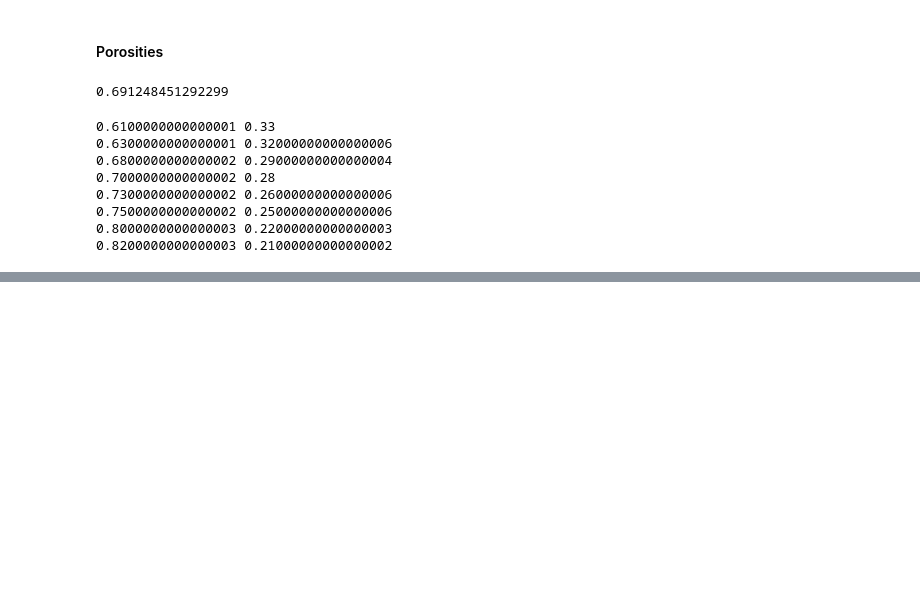
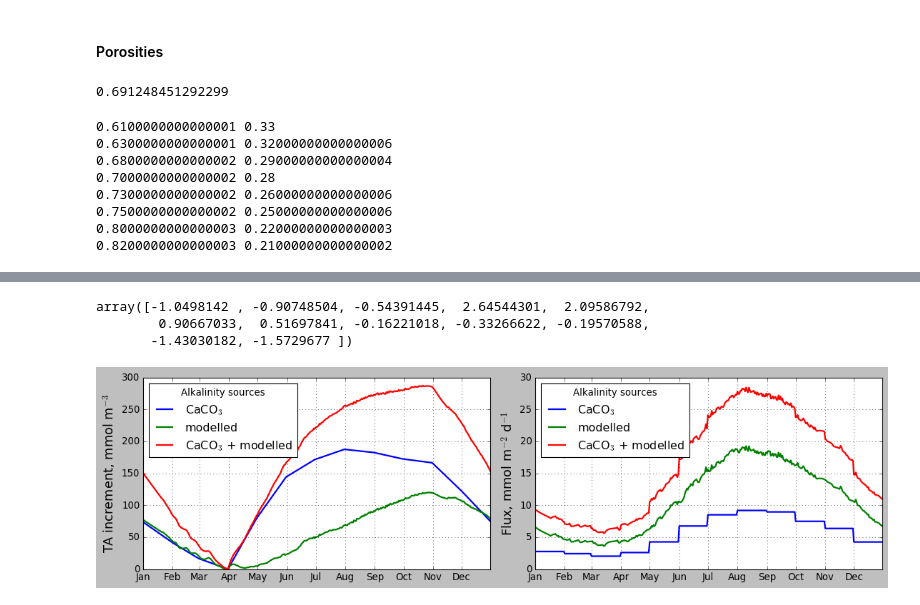
Before and after one commit to limash/Alkalinity_in_the_Wadden_Sea, a Jupyter notebook: 2_some_test_and_estimations.ipynb, the cells around one changed output, grey strips where cells are left out. Saved outputs shown, nothing was run; the diff lists cells and outputs as text; code cells hidden in the pictures; blank space fills up the shorter version.

```diff
--- a/2_phytoplankton_model_test.ipynb
+++ b/2_some_test_and_estimations.ipynb
@@ -400,0 +459,8 @@ for phi_swi in phi_swi_array:
+# %%
+caco3_array = np.array(caco3_flux)/2.5*2
+# %%
+caco3_array
+# %% [output]
+array([-1.0498142 , -0.90748504, -0.54391445,  2.64544301,  2.09586792,
+        0.90667033,  0.51697841, -0.16221018, -0.33266622, -0.19570588,
+       -1.43030182, -1.5729677 ])
@@ -400,0 +472,53 @@ for phi_swi in phi_swi_array:
+# %%
+calpart = np.zeros(365)
+day = 0
+last_entry = 0
+for month, increment in zip(year_days, caco3_array):
+    temp = np.linspace(last_entry+increment, last_entry+increment*month, num=month)
+    calpart[day:day+month] = temp
+    last_entry = temp[-1]
+    day += month
+# %%
+caco3_dis = np.zeros(365)
+day = 0
+for month, increment in zip(year_days, caco3_dissolution):
+    caco3_dis[day:day+month] = increment
+    day += month
+# %%
+result_array = alk_array + calpart
+# %%
+import matplotlib.dates as mdates
+
+plt.style.use('classic')
+fig = plt.figure(figsize=(14, 4))
+ax = fig.add_subplot(1, 2, 1) # row-col-num
+ax.xaxis.set_major_formatter(mdates.DateFormatter('%b'))
+ax.plot(alk_surface_year['time'], calpart-calpart.min(), linewidth=2, label=r'CaCO$_3$')
+ax.plot(alk_surface_year['time'], alk_array-alk_array.min(), linewidth=2, label=r'modelled')
+ax.plot(alk_surface_year['time'], result_array - result_array.min(), linewidth=2, label=r'CaCO$_3$ + modelled')
+# --- add title and axis labels
+#ax.set_title('Alkalinity fluxes')
+ax.set_ylabel('TA increment, mmol m$^{-3}$', fontsize=16)
+#ax.set_xlabel('Month', fontsize=16)
+# --- plot a legend in the best location
+ax.legend(loc='upper left', title='Alkalinity sources')
+# --- add grid – not in default classic style
+ax.grid(True)
+
+ax1 = fig.add_subplot(1, 2, 2) # row-col-num
+ax1.xaxis_date()
+ax1.xaxis.set_major_formatter(mdates.DateFormatter('%b'))
+ax1.plot(alk_surface_year['time'], caco3_dis*2, linewidth=2, label=r'CaCO$_3$')
+ax1.plot(alk_surface_year['time'], alkflux_bottom_year['B_C_Alk   _flux'], linewidth=2, label=r'modelled')
+ax1.plot(alk_surface_year['time'], caco3_dis*2+alkflux_bottom_year['B_C_Alk   _flux'], linewidth=2, label=r'CaCO$_3$ + modelled')
+# --- add title and axis labels
+#ax.set_title('Alkalinity fluxes')
+ax1.set_ylabel('Flux, mmol m$^{-2}$ d$^{-1}$', fontsize=16)
+#ax.set_xlabel('Month', fontsize=16)
+# --- plot a legend in the best location
+ax1.legend(loc='upper left', title='Alkalinity sources')
+# --- add grid – not in default classic style
+ax1.grid(True)
+fig.tight_layout(pad=1)
+# %% [output]
+[figure, added]
```
Also changed, not shown: parts of 14 cells of this notebook, 4 other files.
